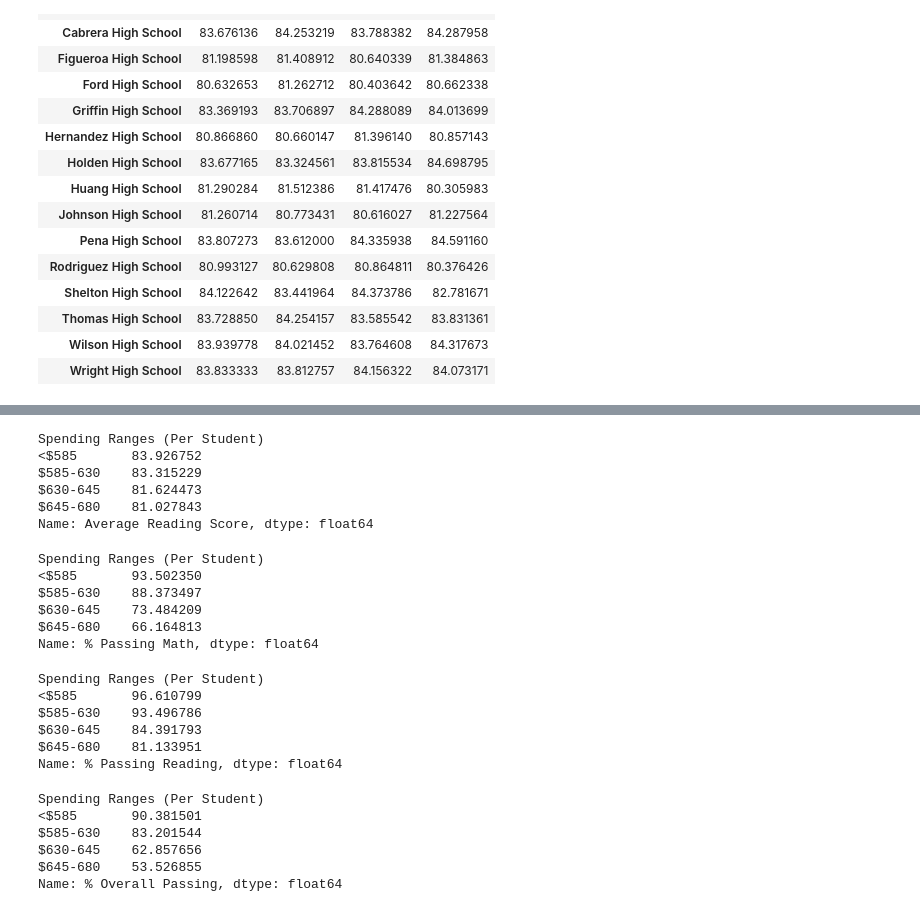
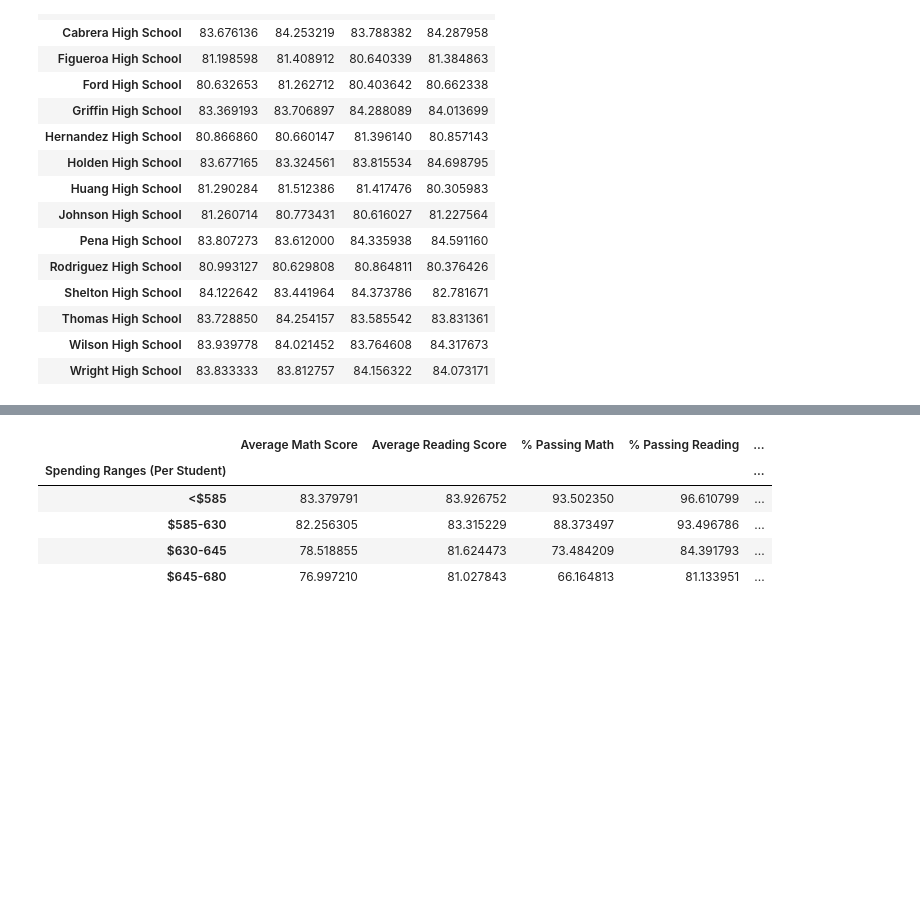
Before and after one commit to Claude-Hanfou/PyCityShools-Analysis, a Jupyter notebook: PyCityShools-Analysis.ipynb, the cells around one changed output, grey strips where cells are left out. Saved outputs shown, nothing was run; the diff lists cells and outputs as text; code cells hidden in the pictures; blank space fills up the shorter version.

```diff
--- a/PyCityShools-Analysis.ipynb
+++ b/PyCityShools-Analysis.ipynb
@@ -281,5 +279,16 @@ school_spending
 # %%
 #Here we calculate based on the spending ranges
 #Average Math Score
-avr_math_score = school_spending["Average Math Score"].mean()
-avr_math_score
+avr_math_spending = school_spending["Average Math Score"].mean()
+
+#Average Reading Score
+avr_reading_spending = school_spending["Average Reading Score"].mean()
+
+#% Passing Math
+per_math_spending = school_spending["% Passing Math"].mean ()
+
+#% Passing Reading
+per_reading_spending = school_spending["% Passing Reading"].mean ()
+
+#% Overall Passing
+overall_spending = school_spending["% Overall Passing"].mean ()
@@ -293,44 +295,19 @@ Name: Average Math Score, dtype: float64
-# %%
-#Average Reading Score
-avr_reading_score = school_spending["Average Reading Score"].mean()
-avr_reading_score
-# %% [output]
-Spending Ranges (Per Student)
-<$585       83.926752
-$585-630    83.315229
-$630-645    81.624473
-$645-680    81.027843
-Name: Average Reading Score, dtype: float64
-# %%
-#% Passing Math
-per_passing_math = school_spending["% Passing Math"].mean ()
-per_passing_math
-# %% [output]
-Spending Ranges (Per Student)
-<$585       93.502350
-$585-630    88.373497
-$630-645    73.484209
-$645-680    66.164813
-Name: % Passing Math, dtype: float64
-# %%
-#% Passing Reading
-per_passing_reading = school_spending["% Passing Reading"].mean ()
-per_passing_reading
-# %% [output]
-Spending Ranges (Per Student)
-<$585       96.610799
-$585-630    93.496786
-$630-645    84.391793
-$645-680    81.133951
-Name: % Passing Reading, dtype: float64
-# %%
-#% Overall Passing
-overall_passing = school_spending["% Overall Passing"].mean ()
-overall_passing
-# %% [output]
-Spending Ranges (Per Student)
-<$585       90.381501
-$585-630    83.201544
-$630-645    62.857656
-$645-680    53.526855
-Name: % Overall Passing, dtype: float64
+# %%
+#Scores by School Spending
+
+scores_spending_df = pd.DataFrame({"Average Math Score" : avr_math_spending,
+                                 "Average Reading Score" : avr_reading_spending,
+                                 "% Passing Math" : per_math_spending,
+                                 "% Passing Reading" : per_reading_spending,
+                                 "% Overall Passing" : overall_spending})
+
+
+
+scores_spending_df.head()
+# %% [output]
+|  | Average Math Score | Average Reading Score | % Passing Math | % Passing Reading | ... |
+| Spending Ranges (Per Student) |  |  |  |  | ... |
+| <$585 | 83.379791 | 83.926752 | 93.502350 | 96.610799 | ... |
+| $585-630 | 82.256305 | 83.315229 | 88.373497 | 93.496786 | ... |
+| $630-645 | 78.518855 | 81.624473 | 73.484209 | 84.391793 | ... |
+| $645-680 | 76.997210 | 81.027843 | 66.164813 | 81.133951 | ... |
```
Also changed, not shown: parts of 4 cells of this notebook.
